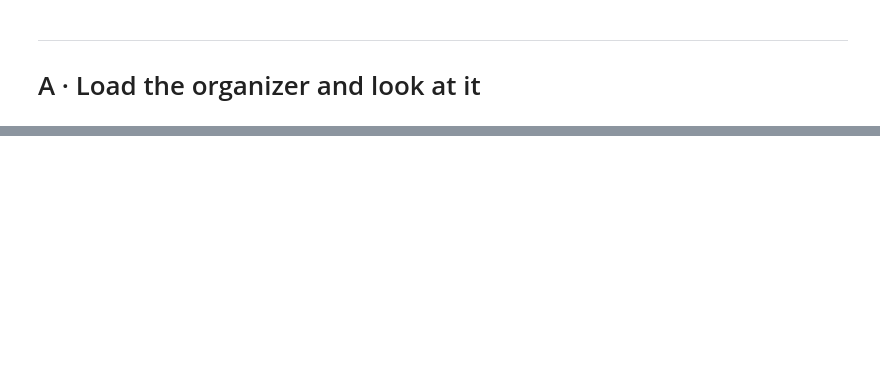
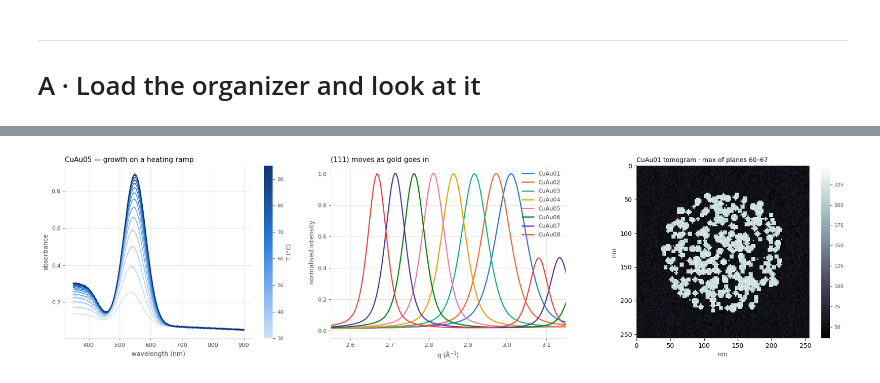
Before and after one commit to yugangzhang/pyDataOrg, a Jupyter notebook: notebook/12_use_organizer.ipynb, the cells around one changed output, grey strips where cells are left out. Saved outputs shown, nothing was run; the diff lists cells and outputs as text; code cells hidden in the pictures; blank space fills up the shorter version.

```diff
--- a/notebook/12_use_organizer.ipynb
+++ b/notebook/12_use_organizer.ipynb
@@ -662,0 +294,30 @@ pipeline tour, including the fifteen-technique showcase.
+# %%
+from NanoOrganizer.viz.plots import plot_curves, plot_image, plot_series
+from NanoOrganizer.viz.show import project_volume
+
+fig, axes = plt.subplots(1, 3, figsize=(18, 4.8))
+
+# 1. The growth series coloured by TEMPERATURE instead of time — the frame
+#    table had it, and no built-in offers it.
+x, Y, _ = org.data("CuAu05", "uvvis")
+temperature = org.frames("CuAu05", "uvvis")["T_c"].to_numpy()
+plot_series(x, Y, temperature, ax=axes[0], xlabel="wavelength (nm)",
+            ylabel="absorbance", colorbar_label="T (°C)",
+            title="CuAu05 — growth on a heating ramp")
+
+# 2. The (111) reflection across the whole library: Vegard's law, by eye.
+curves = []
+for sample in org.ids("`synthesis.status` == 'done'"):
+    q_s, I_s, _ = org.data(sample, "waxs1d")
+    curves.append((sample, q_s, I_s[0] / I_s[0].max()))
+plot_curves(curves, ax=axes[1], xlim=(2.55, 3.15), xlabel="q (Å$^{-1}$)",
+            ylabel="normalised intensity", title="(111) moves as gold goes in")
+
+# 3. A thinner slab through the tomogram, on nanometre axes.
+plane, detail = project_volume(volume, projection="max projection", slab=8)
+side = volume.shape[1] * voxel_nm
+plot_image(plane, ax=axes[2], cmap="bone", extent=(0, side, side, 0),
+           xlabel="nm", ylabel="nm", title=f"CuAu01 tomogram · {detail}")
+fig.tight_layout()
+# %% [output]
+[figure, added]
```
Also changed, not shown: parts of 97 cells of this notebook, 3 other files.
